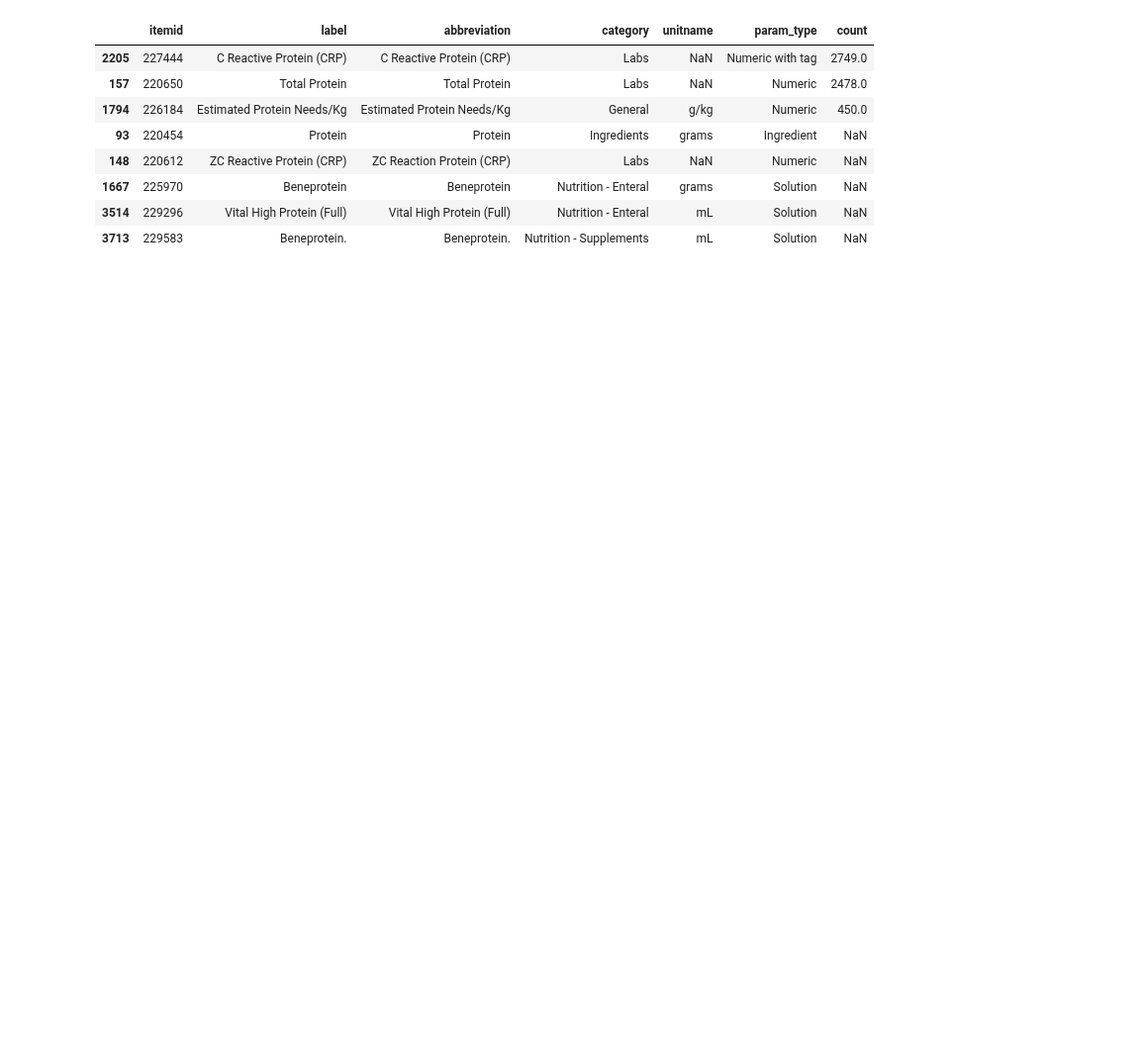
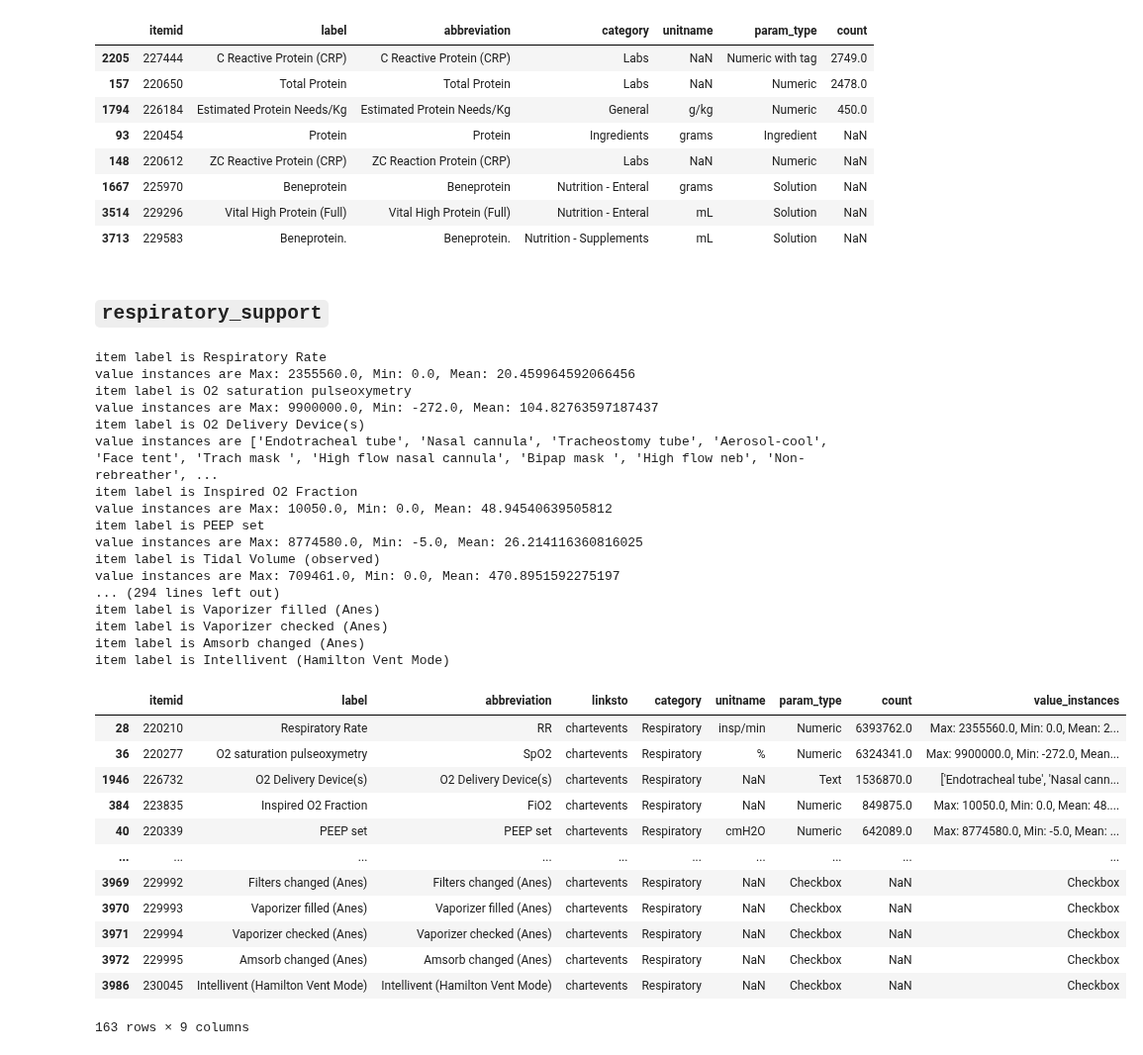
Before and after one commit to oldsandiaz/mimicclif, a Jupyter notebook: code/eda.ipynb, the cells around one changed output. Shown at 99% size. Cells and saved outputs as stored; diff of their text form; code cells hidden in the pictures; blank space fills up the shorter version.

Commit message:
started cliffing resp support table

```diff
--- a/code/eda.ipynb
+++ b/code/eda.ipynb
@@ -26,6 +31,6 @@ chartevents = pd.read_parquet('../mimic-iv-2.2/icu/chartevents.parquet')
 # %%
 class ItemFinder():
-    def __init__(self, kw: str, df = d_items, col: str = "label",
+    def __init__(self, kw, df = d_items, col: str = "label",
                  case: bool = False):
         '''
         Look up an item by keyword from the `d_items` table of the `icu` module.
@@ -49,7 +54,7 @@ class ItemFinder():
 
         self.candidate_table = (
             self.kw_items
-            .loc[:, ["itemid", "label", "abbreviation", "category", "unitname", "param_type"]]
+            .loc[:, ["itemid", "label", "abbreviation", "linksto", "category", "unitname", "param_type"]]
             .join(self.item_freq, on = "itemid", validate = "1:1")
             .sort_values(by = "count", ascending = False)
             .assign(
@@ -77,15 +82,16 @@ class ItemFinder():
         Wrapper
         '''
         label = ItemFinder.item_id_to_label(item_id)
-        print(f"item label is {label}")
 
         param_type = d_items.loc[d_items["itemid"] == item_id, "param_type"].values[0]
         if param_type == "Numeric":
-            return ItemFinder.item_id_to_value_instances_numeric(item_id)
+            val_instances = ItemFinder.item_id_to_value_instances_numeric(item_id)
         elif param_type == "Text":
-            return ItemFinder.item_id_to_value_instances_categorical(item_id)
+            val_instances = ItemFinder.item_id_to_value_instances_categorical(item_id)
         else:
             return param_type
+        print(f"item label: {label}; value instances: {str(val_instances)}")
+        return val_instances
 
     @staticmethod
     def item_id_to_value_instances_categorical(item_id: int):
@@ -94,7 +100,6 @@ class ItemFinder():
         '''
         assoc_chartevents = chartevents.loc[chartevents["itemid"] == item_id, :]
         categories = assoc_chartevents.value_counts("value").index.to_list()
-        print(f"categories are {str(categories)}")
         return str(categories)
 
     @staticmethod
@@ -518,3 +527,39 @@ ItemFinder("protein").create_candidate_table()
 | 1667 | 225970 | Beneprotein | Beneprotein | Nutrition - Enteral | grams | Solution | NaN |
 | 3514 | 229296 | Vital High Protein (Full) | Vital High Protein (Full) | Nutrition - Enteral | mL | Solution | NaN |
 | 3713 | 229583 | Beneprotein. | Beneprotein. | Nutrition - Supplements | mL | Solution | NaN |
+# %% [markdown]
+## `respiratory_support`
+# %%
+resp_df = ItemFinder("Respiratory", col="category").candidate_table
+resp_df
+# %% [output]
+item label is Respiratory Rate
+value instances are Max: 2355560.0, Min: 0.0, Mean: 20.459964592066456
+item label is O2 saturation pulseoxymetry
+value instances are Max: 9900000.0, Min: -272.0, Mean: 104.82763597187437
+item label is O2 Delivery Device(s)
+value instances are ['Endotracheal tube', 'Nasal cannula', 'Tracheostomy tube', 'Aerosol-cool', 'Face tent', 'Trach mask ', 'High flow nasal cannula', 'Bipap mask ', 'High flow neb', 'Non-rebreather', ...
+item label is Inspired O2 Fraction
+value instances are Max: 10050.0, Min: 0.0, Mean: 48.94540639505812
+item label is PEEP set
+value instances are Max: 8774580.0, Min: -5.0, Mean: 26.214116360816025
+item label is Tidal Volume (observed)
+value instances are Max: 709461.0, Min: 0.0, Mean: 470.8951592275197
+... (294 lines left out)
+item label is Vaporizer filled (Anes)
+item label is Vaporizer checked (Anes)
+item label is Amsorb changed (Anes)
+item label is Intellivent (Hamilton Vent Mode)
+|  | itemid | label | abbreviation | linksto | category | unitname | param_type | count | value_instances |
+| 28 | 220210 | Respiratory Rate | RR | chartevents | Respiratory | insp/min | Numeric | 6393762.0 | Max: 2355560.0, Min: 0.0, Mean: 2... |
+| 36 | 220277 | O2 saturation pulseoxymetry | SpO2 | chartevents | Respiratory | % | Numeric | 6324341.0 | Max: 9900000.0, Min: -272.0, Mean... |
+| 1946 | 226732 | O2 Delivery Device(s) | O2 Delivery Device(s) | chartevents | Respiratory | NaN | Text | 1536870.0 | ['Endotracheal tube', 'Nasal cann... |
+| 384 | 223835 | Inspired O2 Fraction | FiO2 | chartevents | Respiratory | NaN | Numeric | 849875.0 | Max: 10050.0, Min: 0.0, Mean: 48.... |
+| 40 | 220339 | PEEP set | PEEP set | chartevents | Respiratory | cmH2O | Numeric | 642089.0 | Max: 8774580.0, Min: -5.0, Mean: ... |
+| ... | ... | ... | ... | ... | ... | ... | ... | ... | ... |
+| 3969 | 229992 | Filters changed (Anes) | Filters changed (Anes) | chartevents | Respiratory | NaN | Checkbox | NaN | Checkbox |
+| 3970 | 229993 | Vaporizer filled (Anes) | Vaporizer filled (Anes) | chartevents | Respiratory | NaN | Checkbox | NaN | Checkbox |
+| 3971 | 229994 | Vaporizer checked (Anes) | Vaporizer checked (Anes) | chartevents | Respiratory | NaN | Checkbox | NaN | Checkbox |
+| 3972 | 229995 | Amsorb changed (Anes) | Amsorb changed (Anes) | chartevents | Respiratory | NaN | Checkbox | NaN | Checkbox |
+| 3986 | 230045 | Intellivent (Hamilton Vent Mode) | Intellivent (Hamilton Vent Mode) | chartevents | Respiratory | NaN | Checkbox | NaN | Checkbox |
+163 rows × 9 columns
```
Also changed, not shown: parts of 17 cells of this notebook.
